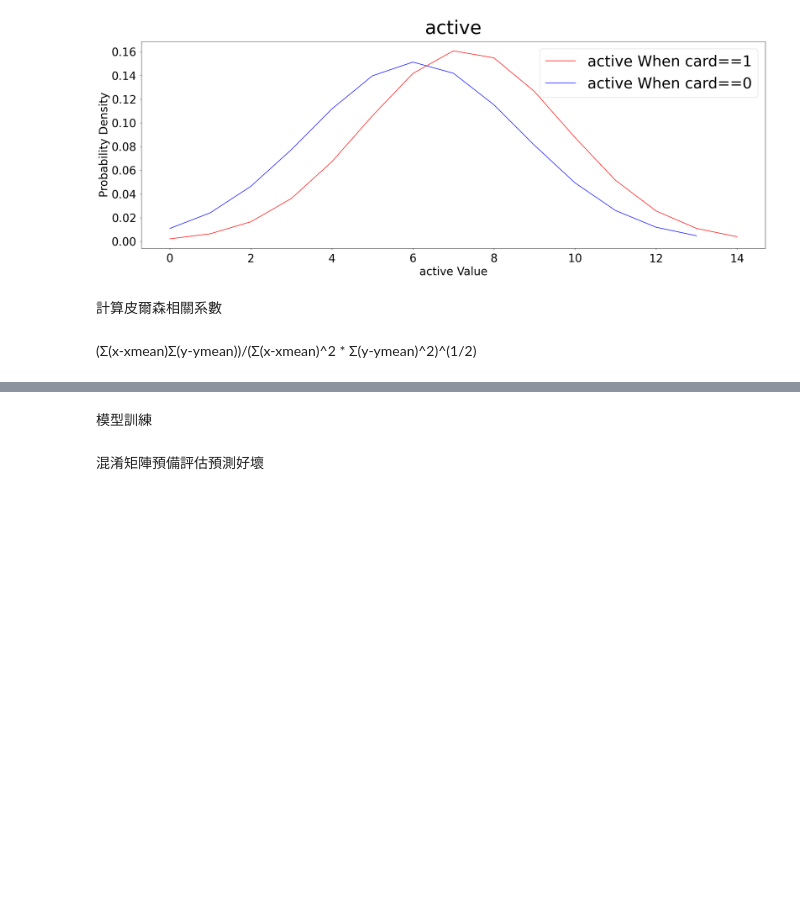
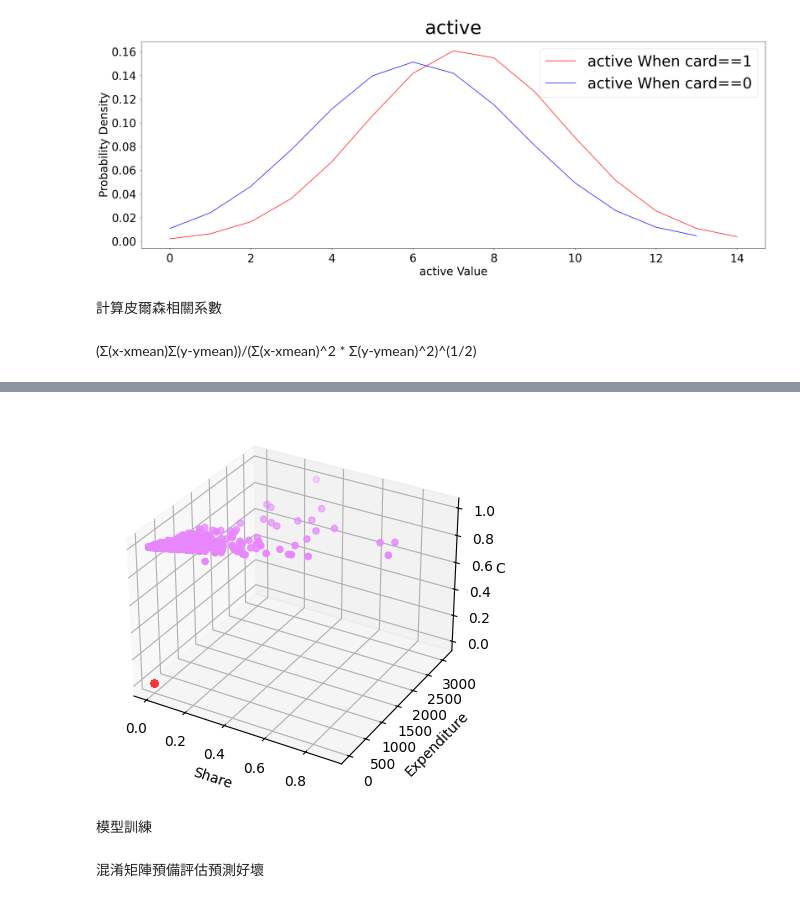
Before and after one commit to RCK10274/Issue_Credit_Card, a Jupyter notebook: Analyz.ipynb, the cells around one changed output, grey strips where cells are left out. Cells and saved outputs as stored; diff of their text form; code cells hidden in the pictures; blank space fills up the shorter version.

```diff
--- a/Analyz.ipynb
+++ b/Analyz.ipynb
@@ -114,3 +102,22 @@ plt.show()
+# %%
+from mpl_toolkits.mplot3d import Axes3D
+fig = plt.figure()
+ax = fig.add_subplot(projection='3d')
+def trans_col(row):
+    if row==1:
+        return "#E886FF"
+    else:
+        return "#FF3333"
+data_c = Original_data['card'].apply(trans_col)
+sc = ax.scatter(Original_data['share'], Original_data['expenditure'], Original_data['card'], c=data_c, cmap=plt.hot())
+
+ax.set_xlabel('Share')
+ax.set_ylabel('Expenditure')
+ax.set_zlabel('Card')
+
+plt.show()
+# %% [output]
+[figure, added]
 # %% [markdown]
 模型訓練
 # %%
```
Also changed, not shown: parts of 9 cells of this notebook, 2 other files.
